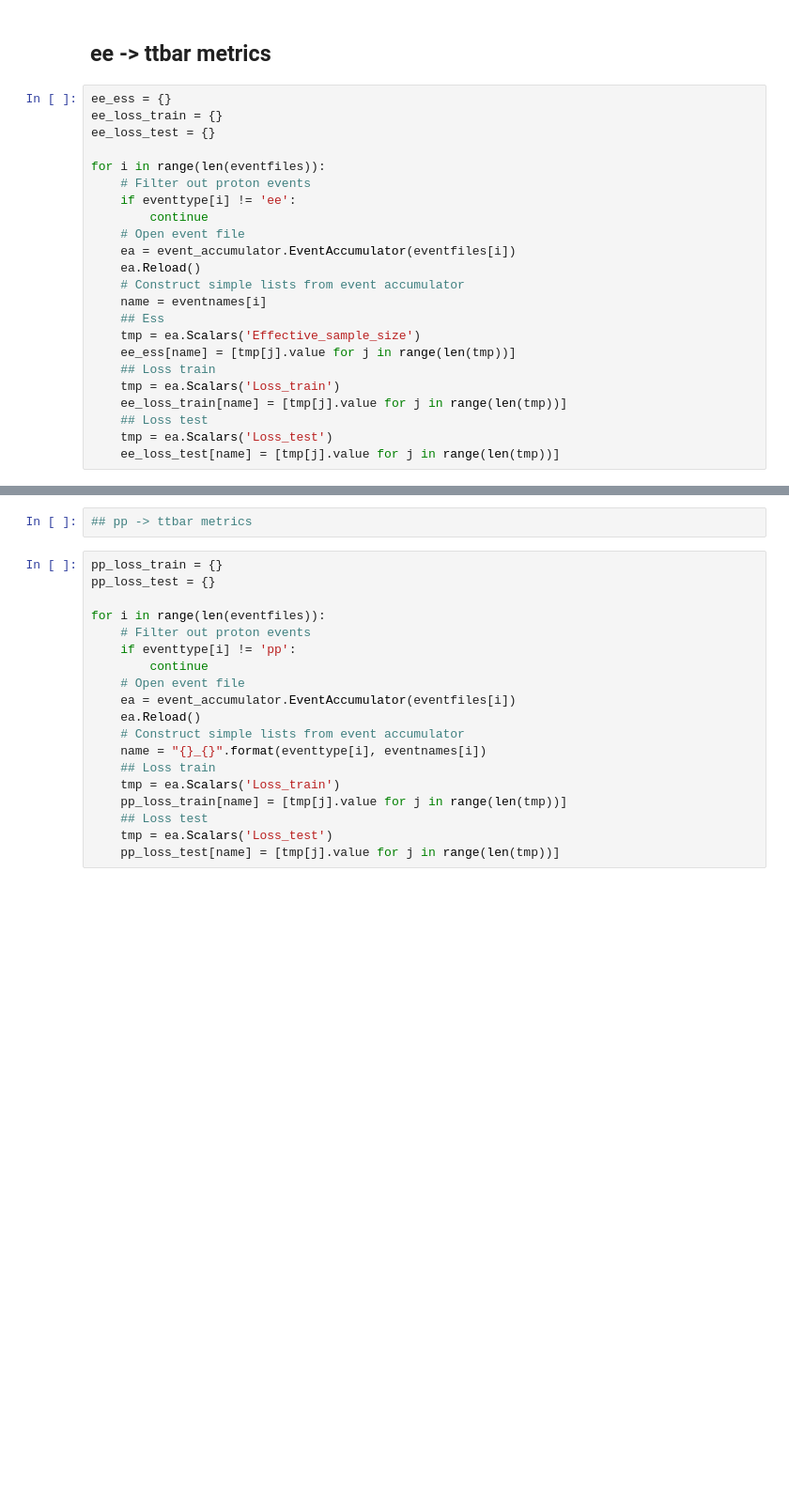
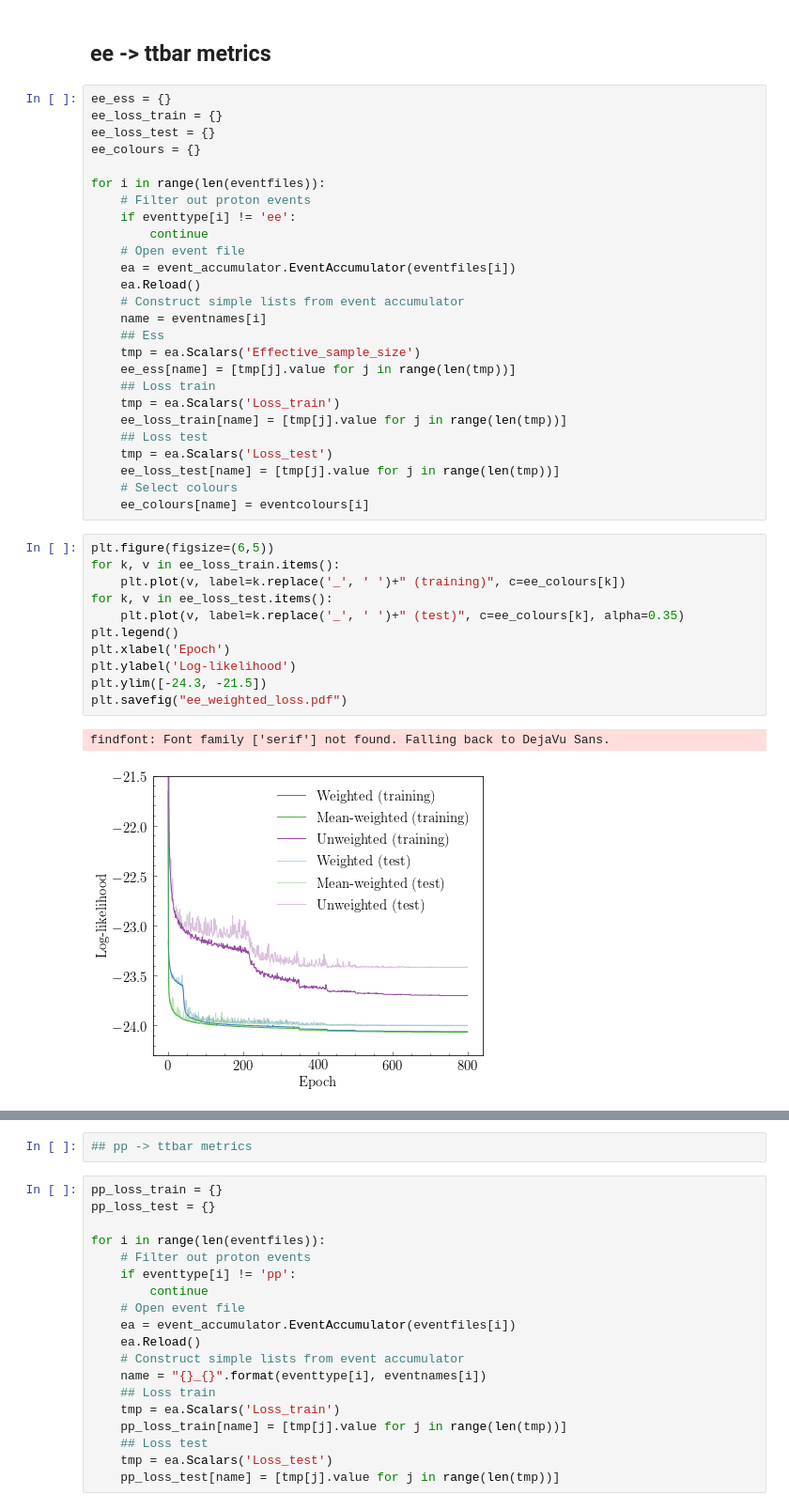
Before and after one commit to rbvh/PhaseSpaceAutoregressiveFlow, a Jupyter notebook: plotters/loss_and_metric_curves/loss_curves.ipynb, the cells around one changed output, grey strips where cells are left out. Shown at 94% size. Saved outputs shown, nothing was run; the diff lists cells and outputs as text; blank space fills up the shorter version.

```diff
--- a/plotters/loss_and_metric_curves/loss_curves.ipynb
+++ b/plotters/loss_and_metric_curves/loss_curves.ipynb
@@ -21,6 +22,7 @@ eventtype = ['ee', 'ee', 'ee', 'ee', 'pp']
 ee_ess = {}
 ee_loss_train = {}
 ee_loss_test = {}
+ee_colours = {}
 
 for i in range(len(eventfiles)):
     # Filter out proton events
@@ -40,4 +42,20 @@ for i in range(len(eventfiles)):
     ## Loss test
     tmp = ea.Scalars('Loss_test')
     ee_loss_test[name] = [tmp[j].value for j in range(len(tmp))]
+    # Select colours
+    ee_colours[name] = eventcolours[i]
+# %%
+plt.figure(figsize=(6,5))
+for k, v in ee_loss_train.items():
+    plt.plot(v, label=k.replace('_', ' ')+" (training)", c=ee_colours[k])
+for k, v in ee_loss_test.items():
+    plt.plot(v, label=k.replace('_', ' ')+" (test)", c=ee_colours[k], alpha=0.35)
+plt.legend()
+plt.xlabel('Epoch')
+plt.ylabel('Log-likelihood')
+plt.ylim([-24.3, -21.5])
+plt.savefig("ee_weighted_loss.pdf")
+# %% [output]
+findfont: Font family ['serif'] not found. Falling back to DejaVu Sans.
+[figure, added]
 # %%
```
Also changed, not shown: parts of 6 cells of this notebook, 1 other file.
